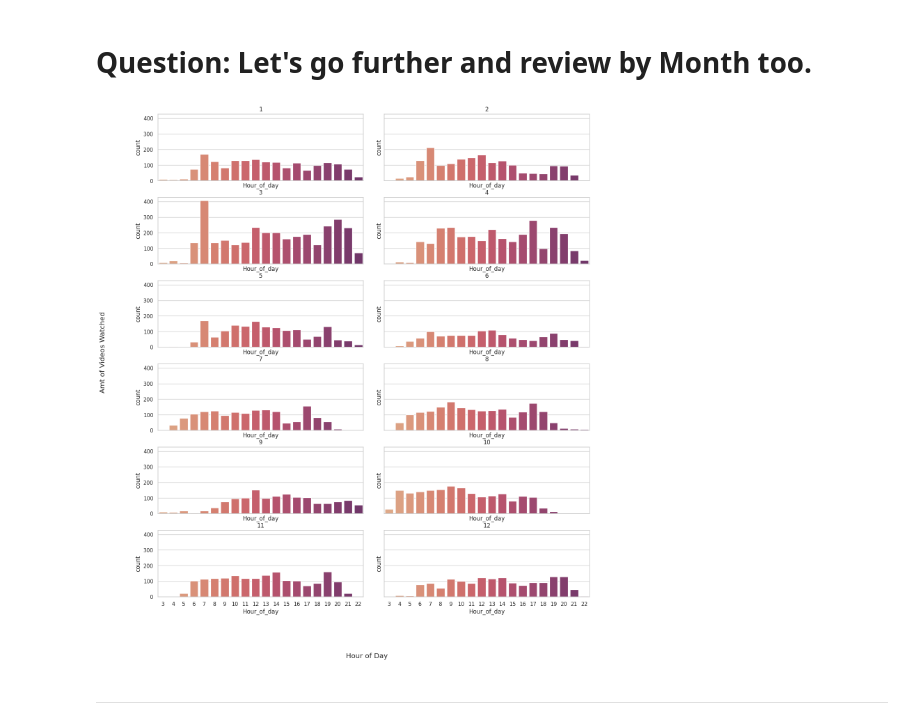
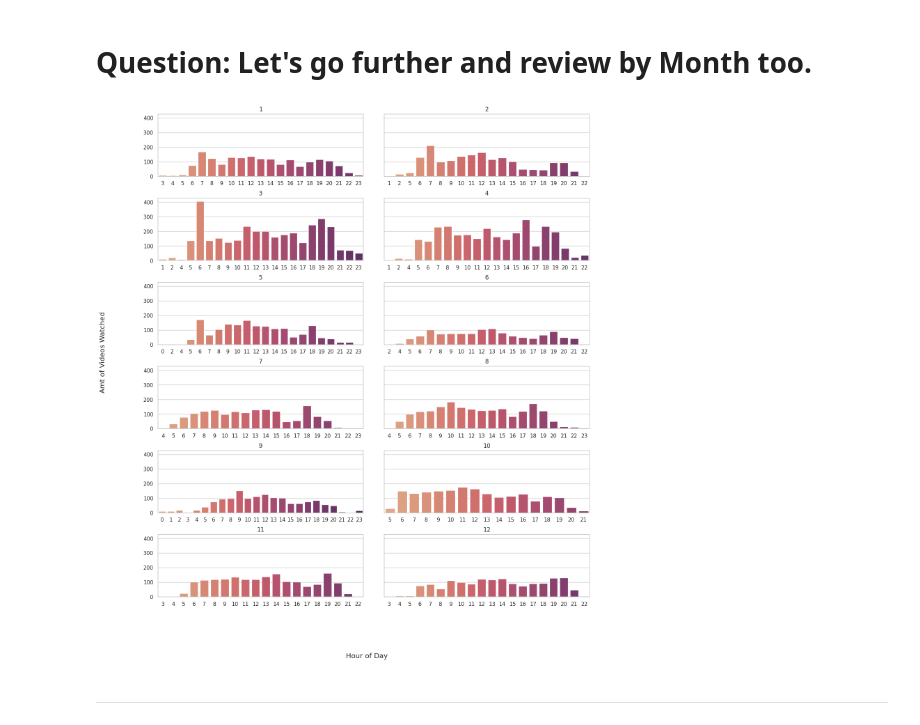
Before and after one commit to TheCardist/Kaggle_Notebooks, a Jupyter notebook: youtube-viewing-history-analysis.ipynb, the cells around one changed output. Cells and saved outputs as stored; diff of their text form; code cells hidden in the pictures.

```diff
--- a/youtube-viewing-history-analysis.ipynb
+++ b/youtube-viewing-history-analysis.ipynb
@@ -315,29 +315,31 @@ Text(0, 0.5, 'Amt of Videos Watched')
 # %%
 m_h_breakdown = df.groupby(['Month', 'Hour_of_day']).size().reset_index(name='count')
 
 custom_palette = sns.color_palette("flare", as_cmap=True)
 
-fig, axes = plt.subplots(nrows=6, ncols=2, figsize=(16,18), sharex=True, sharey=True)
+fig, axes = plt.subplots(nrows=6, ncols=2, figsize=(16,18), sharey=True)
 
 fig.supxlabel('Hour of Day')
 fig.supylabel('Amt of Videos Watched')
 
 # Flatten the 2D array of subplots
 axes = axes.flatten()
 
 # Loop through each month and create a subplot
 for i, (month, data) in enumerate(m_h_breakdown.groupby('Month')):
     ax = axes[i]
     sns.barplot(x='Hour_of_day', y='count', data=data, ax=ax, palette=color)
     ax.set_title(month)
+    ax.set_xlabel('')
+    ax.set_ylabel('')
 
 # Adjust layout
-plt.subplots_adjust(wspace=0.1, hspace=0.25)
+plt.subplots_adjust(wspace=0.1, hspace=0.35)
 
 # Show the plot
 plt.show()
 # %% [output]
-[figure, old version]
+[figure, new version]
 # %% [markdown]
 ---
 # %% [markdown]
```
Also changed, not shown: parts of 5 cells of this notebook.
